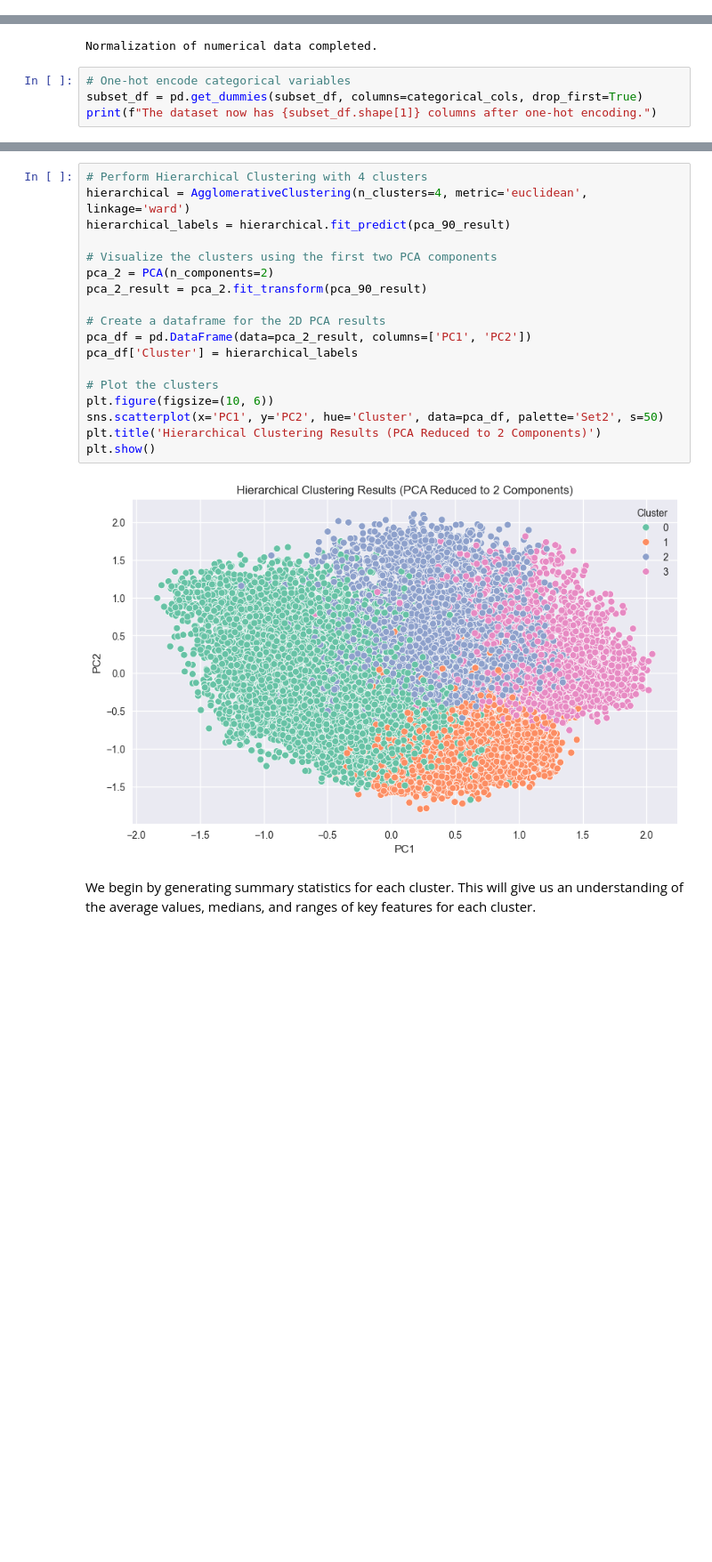
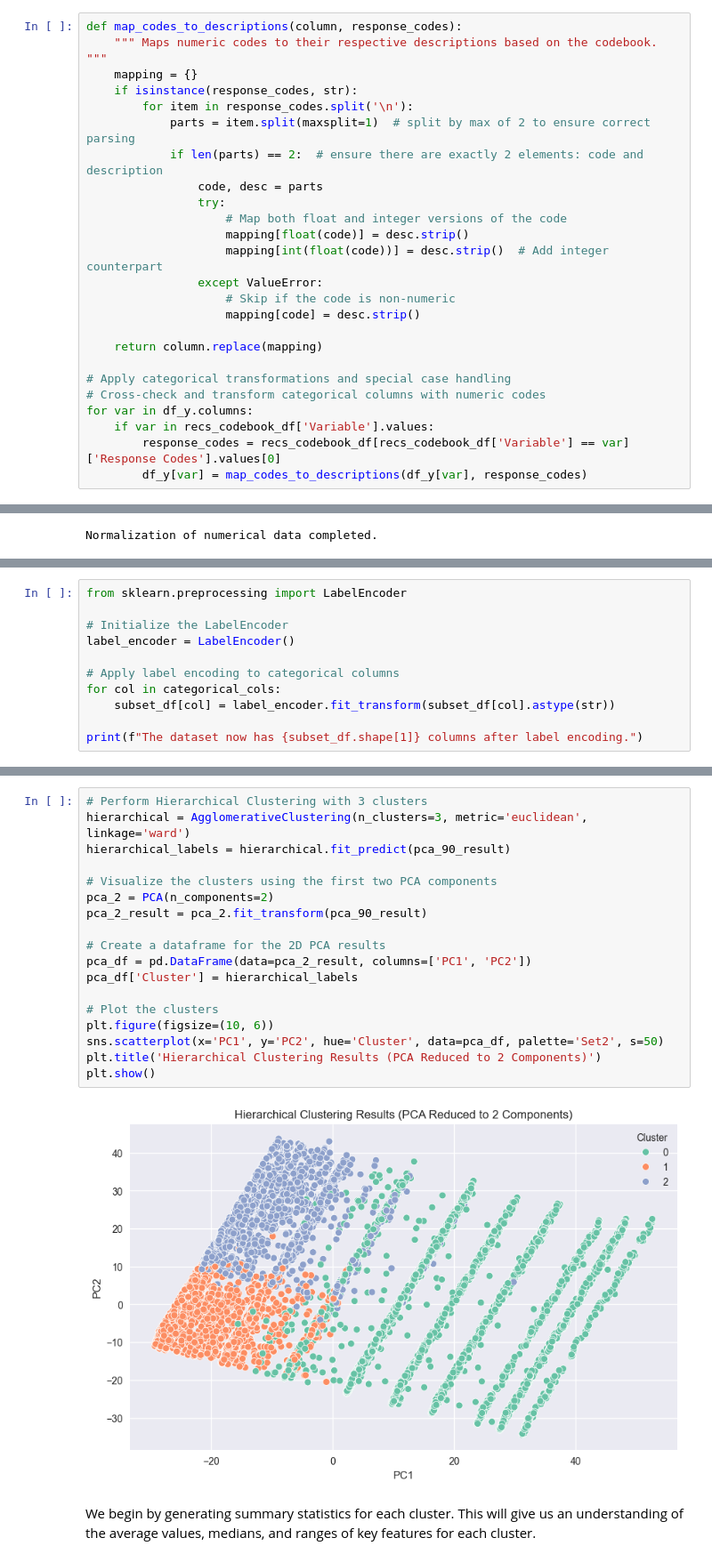
Before and after one commit to numansuri/Milestone_II, a Jupyter notebook: Numan_Exploration/recs_unsupervised_learning.ipynb, the cells around one changed output, grey strips where cells are left out. Shown at 89% size. Saved outputs shown, nothing was run; the diff lists cells and outputs as text; blank space fills up the shorter version.

Commit message:
applied SFH - A filtration and codebook mapping for categorical variables

```diff
--- a/Numan_Exploration/recs_unsupervised_learning.ipynb
+++ b/Numan_Exploration/recs_unsupervised_learning.ipynb
@@ -22,0 +52,25 @@ Data loaded successfully.
+# %%
+def map_codes_to_descriptions(column, response_codes):
+    """ Maps numeric codes to their respective descriptions based on the codebook. """
+    mapping = {}
+    if isinstance(response_codes, str):
+        for item in response_codes.split('\n'):
+            parts = item.split(maxsplit=1)  # split by max of 2 to ensure correct parsing
+            if len(parts) == 2:  # ensure there are exactly 2 elements: code and description
+                code, desc = parts
+                try:
+                    # Map both float and integer versions of the code
+                    mapping[float(code)] = desc.strip()
+                    mapping[int(float(code))] = desc.strip()  # Add integer counterpart
+                except ValueError:
+                    # Skip if the code is non-numeric
+                    mapping[code] = desc.strip()
+
+    return column.replace(mapping)
+
+# Apply categorical transformations and special case handling
+# Cross-check and transform categorical columns with numeric codes
+for var in df_y.columns:
+    if var in recs_codebook_df['Variable'].values:
+        response_codes = recs_codebook_df[recs_codebook_df['Variable'] == var]['Response Codes'].values[0]
+        df_y[var] = map_codes_to_descriptions(df_y[var], response_codes)
@@ -109,7 +166,3 @@ subset_df[numerical_cols] = scaler.fit_transform(subset_df[numerical_cols])
 print("Normalization of numerical data completed.")
 # %% [output]
 Normalization of numerical data completed.
-# %%
-# One-hot encode categorical variables
-subset_df = pd.get_dummies(subset_df, columns=categorical_cols, drop_first=True)
-print(f"The dataset now has {subset_df.shape[1]} columns after one-hot encoding.")
@@ -117,0 +169,11 @@ The dataset now has 138 columns after one-hot encoding.
+# %%
+from sklearn.preprocessing import LabelEncoder
+
+# Initialize the LabelEncoder
+label_encoder = LabelEncoder()
+
+# Apply label encoding to categorical columns
+for col in categorical_cols:
+    subset_df[col] = label_encoder.fit_transform(subset_df[col].astype(str))
+
+print(f"The dataset now has {subset_df.shape[1]} columns after label encoding.")
@@ -199,23 +263,23 @@ plt.show()
 # %%
-# Perform Hierarchical Clustering with 4 clusters
-hierarchical = AgglomerativeClustering(n_clusters=4, metric='euclidean', linkage='ward')
+# Perform Hierarchical Clustering with 3 clusters
+hierarchical = AgglomerativeClustering(n_clusters=3, metric='euclidean', linkage='ward')
 hierarchical_labels = hierarchical.fit_predict(pca_90_result)
 
 # Visualize the clusters using the first two PCA components
 pca_2 = PCA(n_components=2)
 pca_2_result = pca_2.fit_transform(pca_90_result)
 
 # Create a dataframe for the 2D PCA results
 pca_df = pd.DataFrame(data=pca_2_result, columns=['PC1', 'PC2'])
 pca_df['Cluster'] = hierarchical_labels
 
 # Plot the clusters
 plt.figure(figsize=(10, 6))
 sns.scatterplot(x='PC1', y='PC2', hue='Cluster', data=pca_df, palette='Set2', s=50)
 plt.title('Hierarchical Clustering Results (PCA Reduced to 2 Components)')
 plt.show()
 # %% [output]
-[figure, old version]
+[figure, new version]
 # %% [markdown]
 We begin by generating summary statistics for each cluster. This will give us an understanding of the average values, medians, and ranges of key features for each cluster.
 # %%
```
Also changed, not shown: parts of 17 cells of this notebook.
